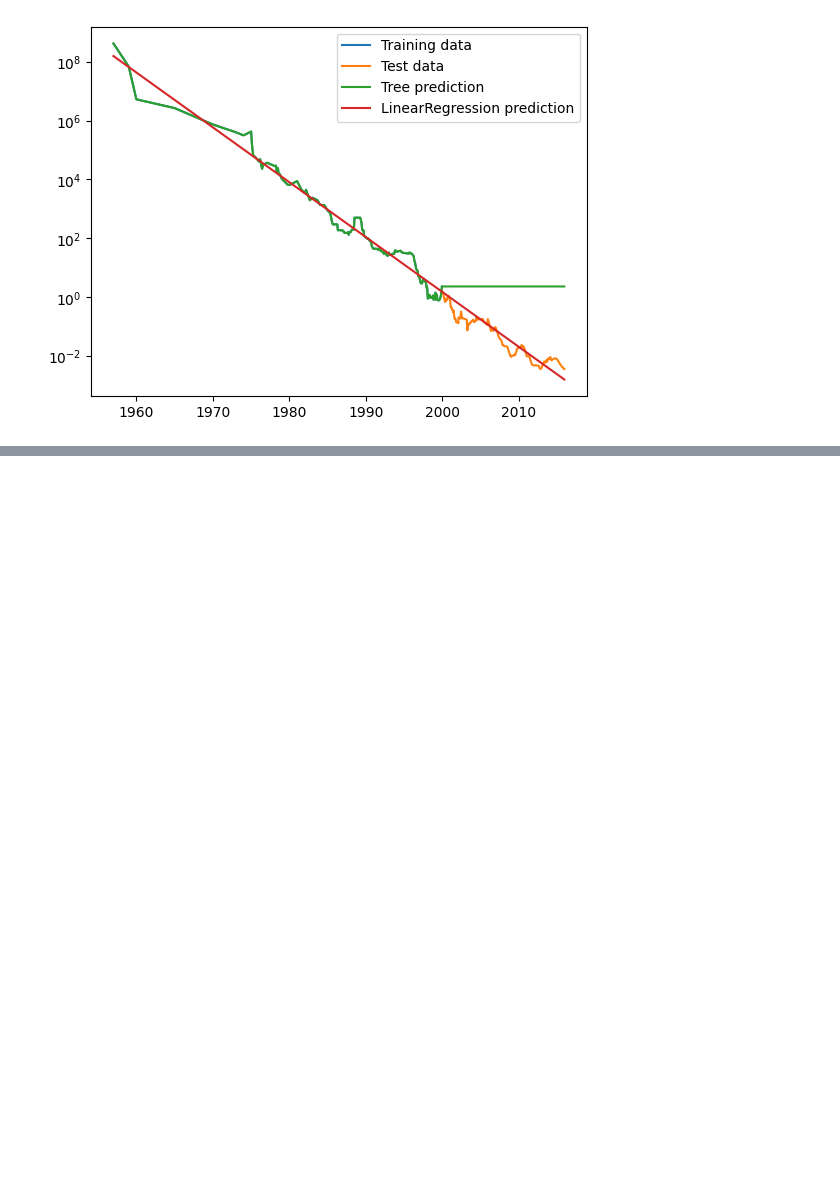
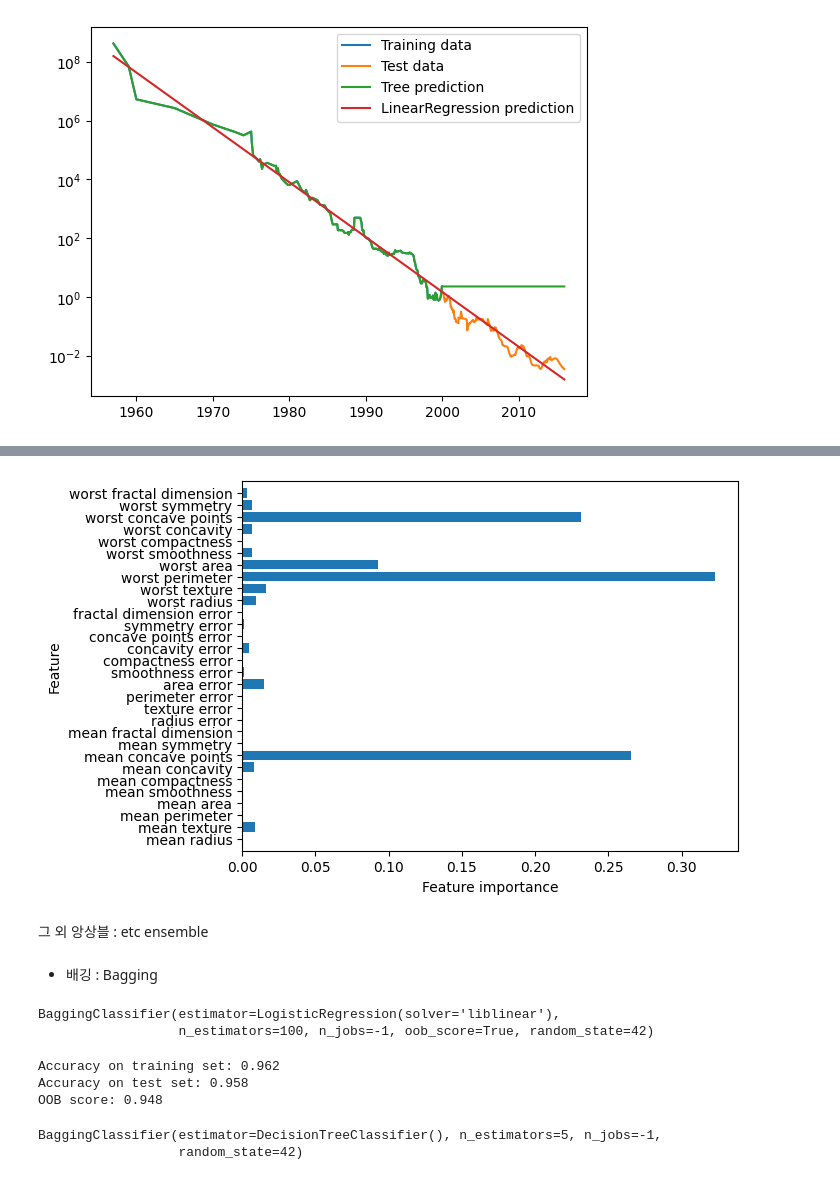
Before and after one commit to ChocoMintLover/Python_and_machine_learning, a Jupyter notebook: book_ml/chap2.ipynb, the cells around one changed output, grey strips where cells are left out. Cells and saved outputs as stored; diff of their text form; code cells hidden in the pictures; blank space fills up the shorter version.

```diff
--- a/book_ml/chap2.ipynb
+++ b/book_ml/chap2.ipynb
@@ -542,0 +603,9 @@ plt.legend()
+# %%
+gbrt = GradientBoostingClassifier(random_state=0, max_depth=1)
+gbrt.fit(X_train, y_train)
+
+plot_feature_importances_cancer(gbrt)
+# %% [output]
+[figure, added]
+# %% [markdown]
+그 외 앙상블 : etc ensemble
@@ -542,0 +620,25 @@ plt.legend()
+# %% [markdown]
+- 배깅 : Bagging
+# %%
+from sklearn.linear_model import LogisticRegression
+from sklearn.ensemble import BaggingClassifier
+bagging = BaggingClassifier(LogisticRegression(solver='liblinear'), n_estimators=100, oob_score=True, n_jobs=-1, random_state=42)
+bagging.fit(Xc_train, yc_train)
+# %% [output]
+BaggingClassifier(estimator=LogisticRegression(solver='liblinear'),
+                  n_estimators=100, n_jobs=-1, oob_score=True, random_state=42)
+# %%
+print("Accuracy on training set: {:.3f}".format(bagging.score(Xc_train, yc_train)))
+print("Accuracy on test set: {:.3f}".format(bagging.score(Xc_test, yc_test)))
+print("OOB score: {:.3f}".format(bagging.oob_score_))
+# %% [output]
+Accuracy on training set: 0.962
+Accuracy on test set: 0.958
+OOB score: 0.948
+# %%
+from sklearn.tree import DecisionTreeClassifier
+bagging = BaggingClassifier(DecisionTreeClassifier(), n_estimators=5, n_jobs=-1, random_state=42)
+bagging.fit(Xm_train, ym_train)
+# %% [output]
+BaggingClassifier(estimator=DecisionTreeClassifier(), n_estimators=5, n_jobs=-1,
+                  random_state=42)
```
Also changed, not shown: parts of 51 cells of this notebook.
